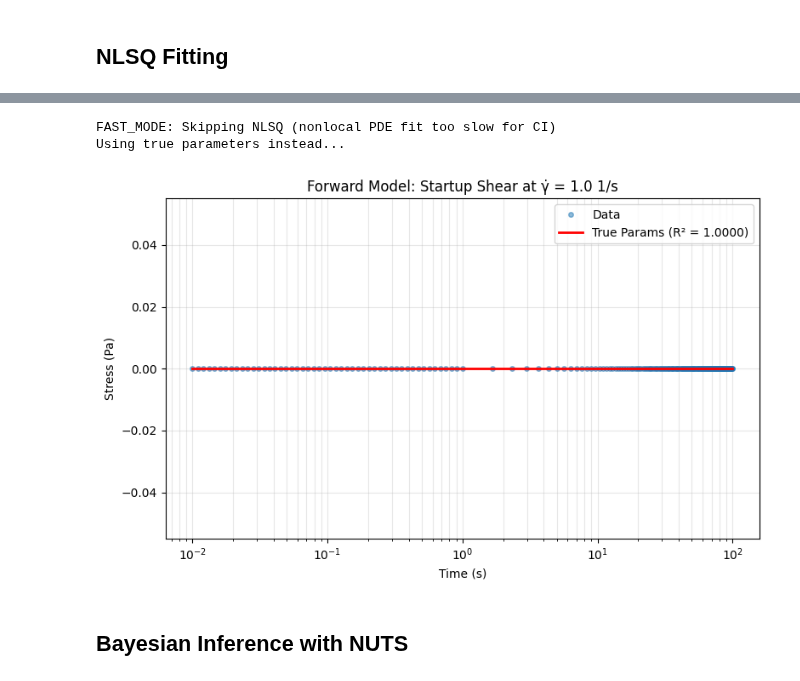
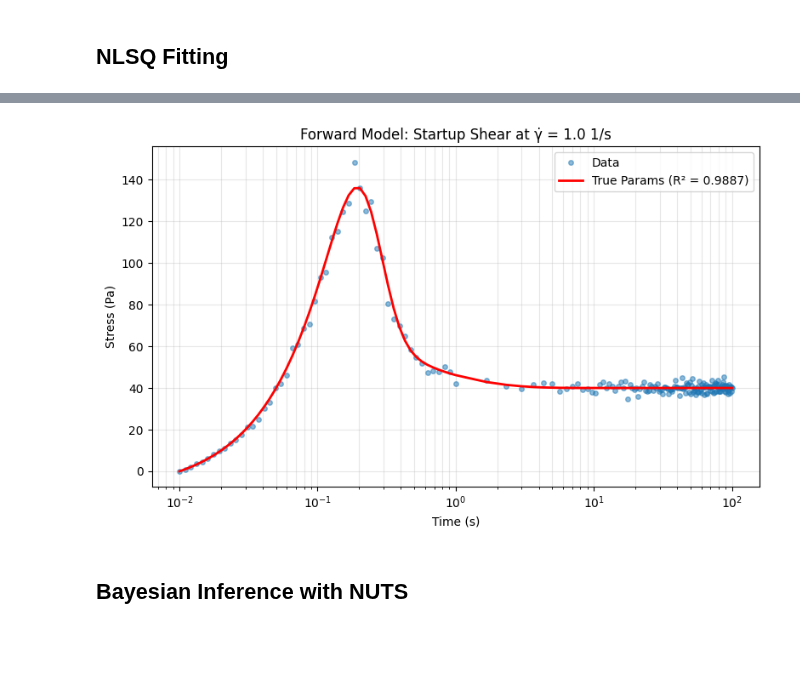
Before and after one commit to imewei/rheojax, a Jupyter notebook: examples/fluidity/08_fluidity_nonlocal_startup.ipynb, the cells around one changed output, grey strips where cells are left out. Drawn from its saved outputs; the diff is of its cells as text; code cells hidden in the pictures; blank space fills up the shorter version.

```diff
--- a/examples/fluidity/08_fluidity_nonlocal_startup.ipynb
+++ b/examples/fluidity/08_fluidity_nonlocal_startup.ipynb
@@ -256,6 +258,10 @@ Data characteristics:
 # %%
 # Initialize fresh model for fitting
 model_fit = FluidityNonlocal(N_y=51, gap_width=1e-3)
+
+# Parameter names for diagnostic / reporting loops (current schema)
+param_names = ['G', 'tau_y', 'K', 'n_flow', 'f_eq', 'f_inf',
+               'theta', 'a', 'n_rejuv', 'xi']
 
 if FAST_MODE:
     # FAST_MODE: Skip NLSQ fitting (51-point PDE solver too slow for CI)
@@ -263,14 +269,11 @@ if FAST_MODE:
     print("FAST_MODE: Skipping NLSQ (nonlocal PDE fit too slow for CI)")
     print("Using true parameters instead...")
     true_params = {
-        'G': 1000.0, 'tau_eq': 10.0, 'a': 1.0,
-        'c': 1.0, 'f_eq': 0.1, 'D_f': 1e-6,
+        'G': 1000.0, 'tau_y': 30.0, 'K': 10.0, 'n_flow': 0.5,
+        'f_eq': 1e-4, 'f_inf': 1e-2, 'theta': 10.0,
+        'a': 1.0, 'n_rejuv': 1.0, 'xi': 5e-5,
     }
-    for key, value in true_params.items():
-        try:
-            model_fit.parameters.set_value(key, value)
-        except Exception:
-            pass
+    model_fit.parameters.update(true_params, strict=True)
 
     # Generate predictions with true params
     sigma_pred = model_fit.predict(t, test_mode='startup', gamma_dot=gamma_dot)
@@ -278,8 +281,6 @@ if FAST_MODE:
     from rheojax.utils.metrics import compute_fit_quality
     metrics = compute_fit_quality(sigma_noisy, sigma_pred)
     logger.info(f"True params R² = {metrics['R2']:.6f}")
-
-    param_names = ['G', 'tau_eq', 'a', 'c', 'f_eq', 'D_f']
 
     fig, ax = plt.subplots(figsize=(8, 5))
     ax.plot(t, sigma_noisy, 'o', markersize=4, alpha=0.5, label='Data')
@@ -296,14 +297,11 @@ if FAST_MODE:
 else:
     # Set reasonable initial values (starting points for optimization)
     initial_params = {
-        'G': 500.0, 'tau_eq': 5.0, 'a': 0.5,
-        'c': 1.0, 'f_eq': 0.05, 'D_f': 1e-7
+        'G': 500.0, 'tau_y': 20.0, 'K': 5.0, 'n_flow': 0.6,
+        'f_eq': 5e-5, 'f_inf': 5e-3, 'theta': 5.0,
+        'a': 0.5, 'n_rejuv': 1.0, 'xi': 1e-5,
     }
-    for key, value in initial_params.items():
-        try:
-            model_fit.parameters.set_value(key, value)
-        except Exception:
-            pass
+    model_fit.parameters.update(initial_params, strict=True)
 
     logger.info("Starting NLSQ fitting...")
     result = model_fit.fit(
@@ -317,13 +315,9 @@ else:
     metrics = compute_fit_quality(sigma_noisy, sigma_pred)
     logger.info(f"NLSQ completed: R² = {metrics['R2']:.6f}")
 
-    param_names = ['G', 'tau_eq', 'a', 'c', 'f_eq', 'D_f']
     for name in param_names:
-        try:
-            value = model_fit.parameters.get_value(name)
-            logger.info(f"  {name} = {value:.6e}")
-        except Exception:
-            pass
+        value = model_fit.parameters.get_value(name)
+        logger.info(f"  {name} = {value:.6e}")
 
     fig, ax = plt.subplots(figsize=(8, 5))
     ax.plot(t, sigma_noisy, 'o', markersize=4, alpha=0.5, label='Data')
@@ -364,6 +356,4 @@ else:
-FAST_MODE: Skipping NLSQ (nonlocal PDE fit too slow for CI)
-Using true parameters instead...
-[figure, old version]
+[figure, new version]
 # %% [markdown]
 ## Bayesian Inference with NUTS
 # %%
```
Also changed, not shown: parts of 9 cells of this notebook, 8 other files.
